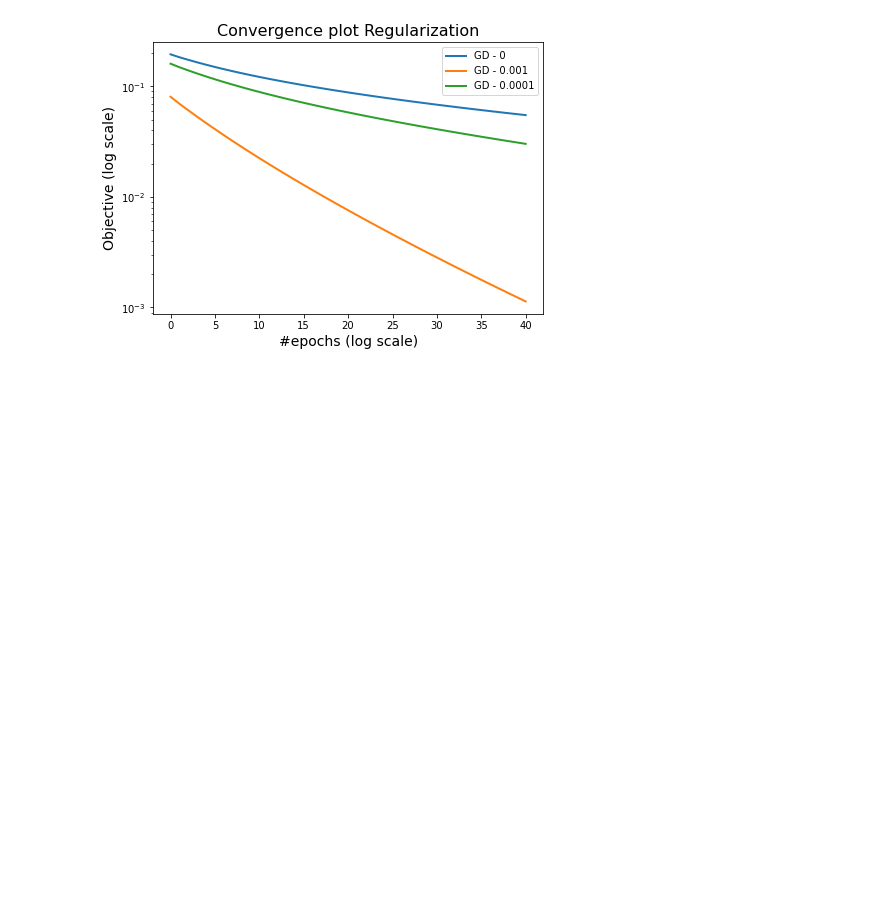
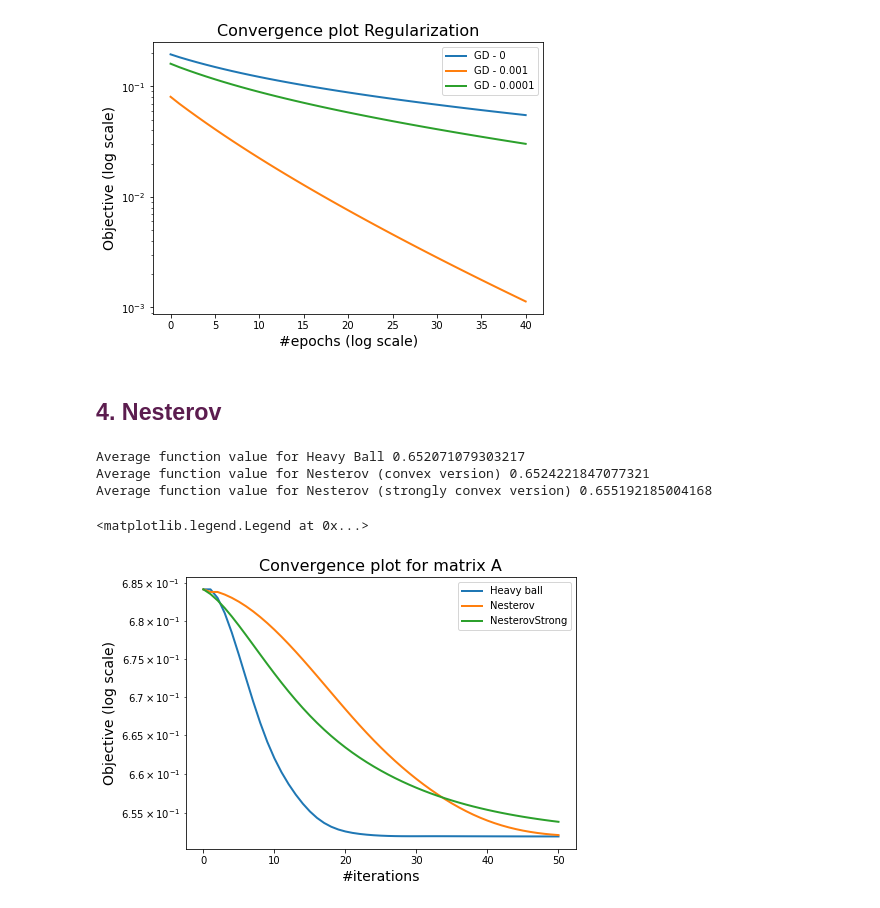
Before and after one commit to rsena-felipe/optimization_project, a Jupyter notebook: SG01.ipynb, the cells around one changed output. Saved outputs shown, nothing was run; the diff lists cells and outputs as text; code cells hidden in the pictures; blank space fills up the shorter version.

Commit message:
Final Version Optimization Project

```diff
--- a/SG01.ipynb
+++ b/SG01.ipynb
@@ -867,3 +867,5 @@ plt.legend()
 plt.savefig("./results/figures/lasso.jpg")
 # %% [output]
 [figure]
+# %% [markdown]
+## <span style="color:rgb(92,29,79)"> 4. Nesterov </span>
@@ -869,0 +978,49 @@ plt.savefig("./results/figures/lasso.jpg")
+# %%
+# Implementation - Running all methods with 10 random initial points
+nruns=50
+nits=50
+L=1
+np.random.seed(1)
+# Strong convexity constant
+mu=0.01
+beta = (sqrt(L)-sqrt(mu))/(sqrt(L)+sqrt(mu))
+stephb = 4/((sqrt(mu)+sqrt(L))**2)
+
+avg_gd = 0
+avg_hb = 0
+avg_n = 0
+avg_ns = 0
+
+for i in range(nruns):
+    w0 = randn(d)
+    # w_gd, obj_gd = gd(w0,A,1/L,nits)
+    # avg_gd += obj_gd[-1]
+    w_hb, obj_hb = ag(w0,pblogreg,X,stephb,'heavyball',beta,nits)
+    avg_hb += obj_hb[-1]
+    w_n, obj_n = ag(w0,pblogreg,X,1/L,'nesterov',None,nits)
+    avg_n += obj_n[-1]
+    w_ns, obj_ns = ag(w0,pblogreg,X,1/L,'nesterovstrong',beta,nits)
+    avg_ns += obj_ns[-1]
+
+#print('Average function value for GD:',avg_gd/nruns)
+print('Average function value for Heavy Ball',avg_hb/nruns)
+print('Average function value for Nesterov (convex version)',avg_n/nruns)
+print('Average function value for Nesterov (strongly convex version)',avg_ns/nruns)
+# %% [output]
+Average function value for Heavy Ball 0.652071079303217
+Average function value for Nesterov (convex version) 0.6524221847077321
+Average function value for Nesterov (strongly convex version) 0.655192185004168
+# %%
+# Implementation - Compare both variants on 1 run
+plt.figure(figsize=(7, 5))
+# plt.semilogy(obj_gd, label="GD", lw=2)
+plt.semilogy(obj_hb, label="Heavy ball", lw=2)
+plt.semilogy(obj_n, label="Nesterov", lw=2)
+plt.semilogy(obj_ns, label="NesterovStrong", lw=2)
+plt.title("Convergence plot for matrix A", fontsize=16)
+plt.xlabel("#iterations", fontsize=14)
+plt.ylabel("Objective (log scale)", fontsize=14)
+plt.legend()
+# %% [output]
+<matplotlib.legend.Legend at 0x...>
+[figure, added]
```
Also changed, not shown: parts of 1 cell of this notebook, 13 other files.
